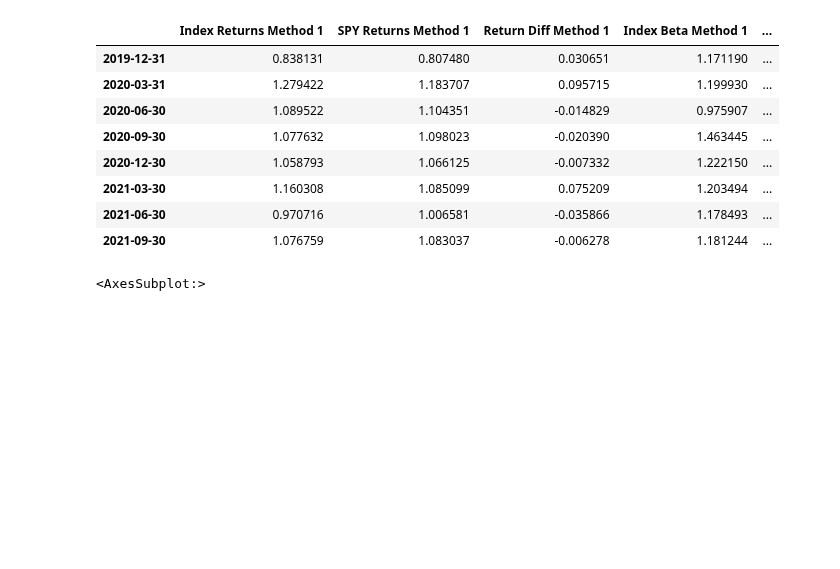
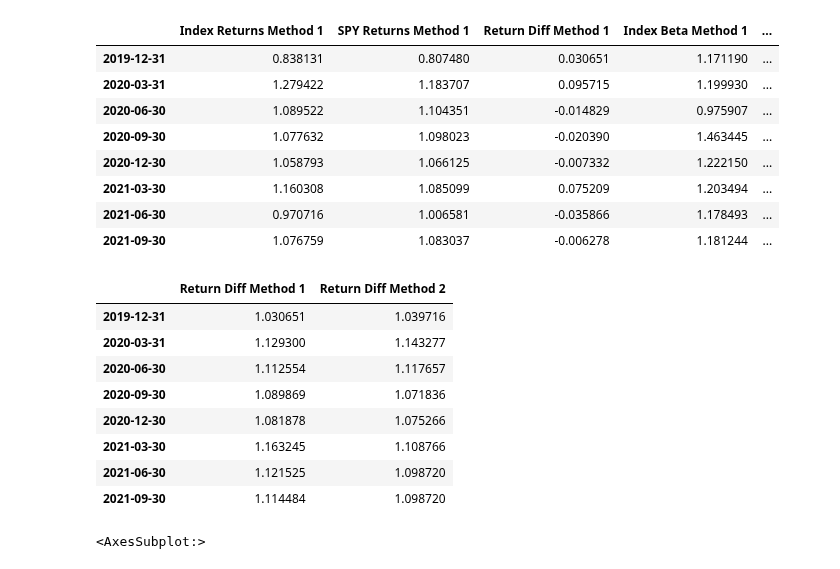
Before and after one commit to layoups/index-funds, a Jupyter notebook: create_indices.ipynb, the cells around one changed output. Saved outputs shown, nothing was run; the diff lists cells and outputs as text; code cells hidden in the pictures; blank space fills up the shorter version.

Commit message:
compare returns vs spy

```diff
--- a/create_indices.ipynb
+++ b/create_indices.ipynb
@@ -395,6 +395,20 @@ comp_performance
 | 2021-03-30 | 1.160308 | 1.085099 | 0.075209 | 1.203494 | ... |
 | 2021-06-30 | 0.970716 | 1.006581 | -0.035866 | 1.178493 | ... |
 | 2021-09-30 | 1.076759 | 1.083037 | -0.006278 | 1.181244 | ... |
+# %%
+comp_performance[
+    ["Return Diff Method 1", "Return Diff Method 2"]
+].add(1).cumprod().fillna(method="ffill")
+# %% [output]
+|  | Return Diff Method 1 | Return Diff Method 2 |
+| 2019-12-31 | 1.030651 | 1.039716 |
+| 2020-03-31 | 1.129300 | 1.143277 |
+| 2020-06-30 | 1.112554 | 1.117657 |
+| 2020-09-30 | 1.089869 | 1.071836 |
+| 2020-12-30 | 1.081878 | 1.075266 |
+| 2021-03-30 | 1.163245 | 1.108766 |
+| 2021-06-30 | 1.121525 | 1.098720 |
+| 2021-09-30 | 1.114484 | 1.098720 |
 # %%
 comp_performance.plot(y=["Return Diff Method 1", "Return Diff Method 2"])
 # %% [output]
```
